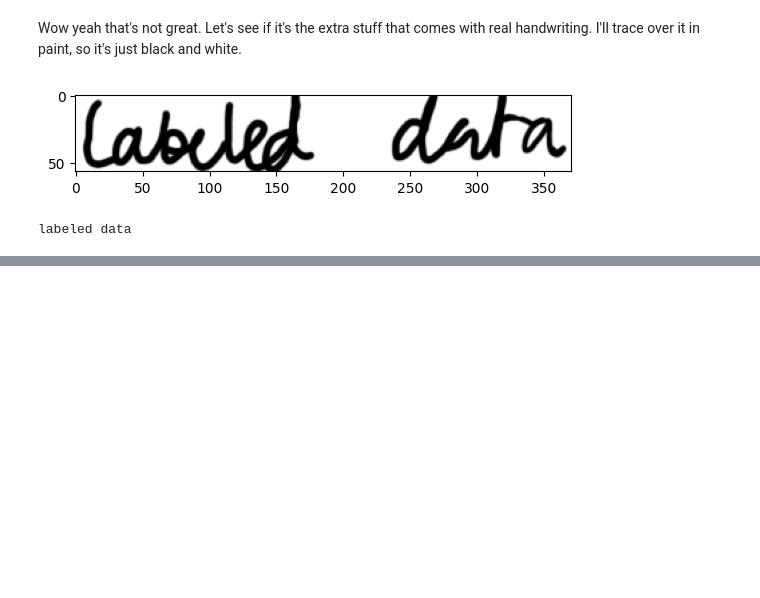
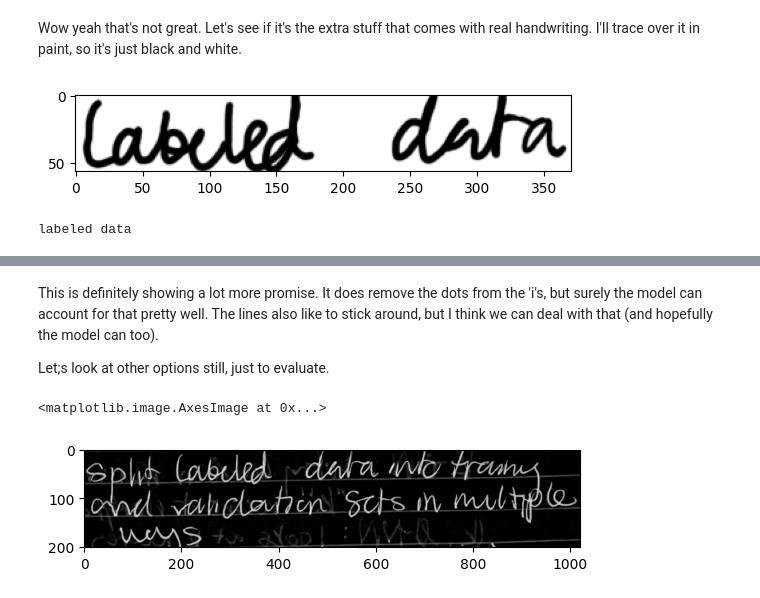
Before and after one commit to gjburke/note-transfer, a Jupyter notebook: development/text_detection.ipynb, the cells around one changed output, grey strips where cells are left out. Saved outputs shown, nothing was run; the diff lists cells and outputs as text; code cells hidden in the pictures; blank space fills up the shorter version.

```diff
--- a/development/text_detection.ipynb
+++ b/development/text_detection.ipynb
@@ -79,0 +135,17 @@ Okay that's good to see. SEe I'll definitely need to look into standardizing the
+# %% [markdown]
+This is definitely showing a lot more promise. It does remove the dots from the 'i's, but surely the model can account for that pretty well. The lines also like to stick around, but I think we can deal with that (and hopefully the model can too).
+
+Let;s look at other options still, just to evaluate.
+# %%
+# Background estimation, then subtraction
+def subtract_background(image):
+    kernel = cv2.getStructuringElement(cv2.MORPH_RECT, (15, 30))
+    background = cv2.morphologyEx(image, cv2.MORPH_CLOSE, kernel)
+    diff = cv2.absdiff(background, image)
+    return diff
+
+diff = subtract_background(gray)
+plt.imshow(diff, cmap='gray')
+# %% [output]
+<matplotlib.image.AxesImage at 0x...>
+[figure, added]
```
Also changed, not shown: parts of 27 cells of this notebook.
